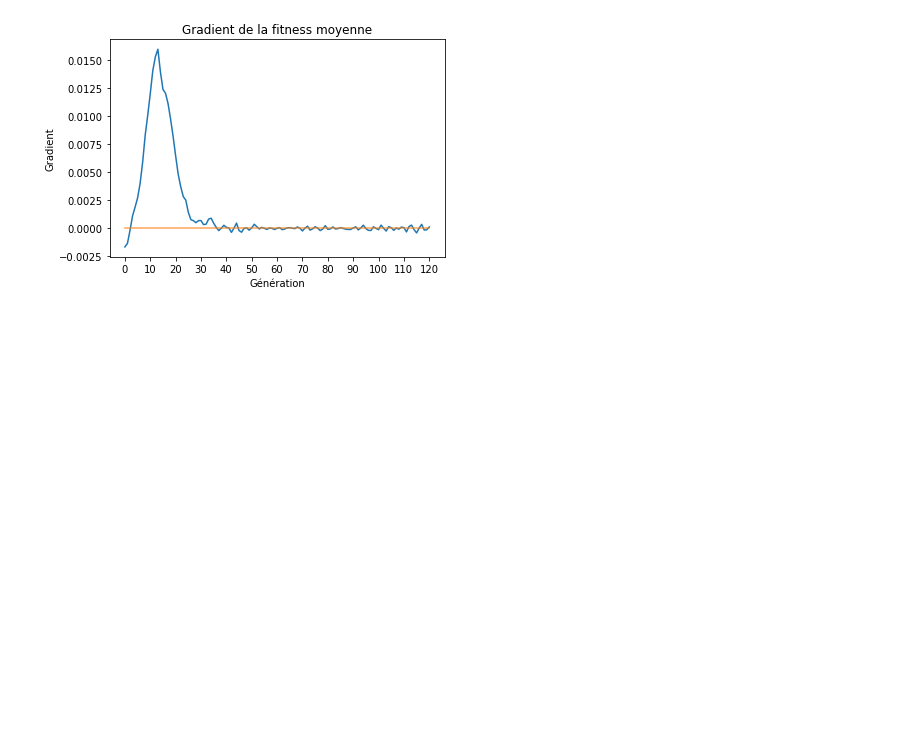
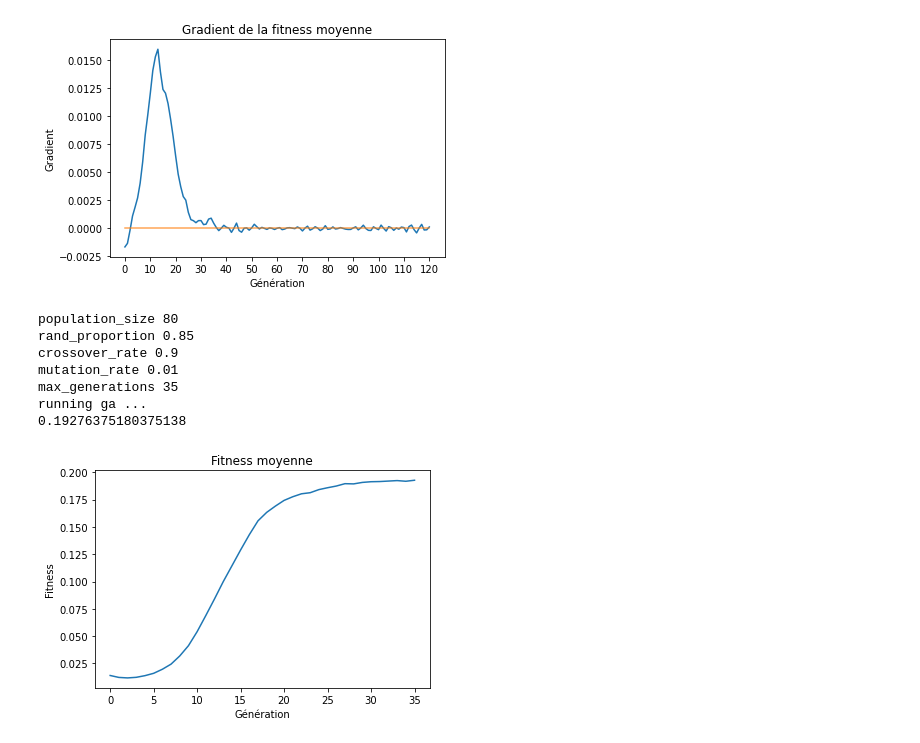
Before and after one commit to HubESI/Optim, a Jupyter notebook: ga_parameters_tuning.ipynb, the cells around one changed output. Drawn from its saved outputs; the diff is of its cells as text; code cells hidden in the pictures; blank space fills up the shorter version.

Commit message:
use optimal parameters

```diff
--- a/ga_parameters_tuning.ipynb
+++ b/ga_parameters_tuning.ipynb
@@ -218,3 +218,40 @@ with open("ga_concepts/parameters/max_generations_effect.npy", "rb") as f:
 [figure]
 # %%
 max_generations = 35
+# %%
+print("population_size", population_size)
+print("rand_proportion", rand_proportion)
+print("crossover_rate", crossover_rate)
+print("mutation_rate", mutation_rate)
+print("max_generations", max_generations)
+print("running ga ...")
+fig, ax = plt.subplots()
+x = np.arange(0, max_generations + 1)
+total_avgs_fitness = np.zeros(max_generations + 1)
+for _ in range(nb_runs):
+    col = GA(
+        g,
+        population_size=population_size,
+        rand_proportion=rand_proportion,
+        crossover_rate=crossover_rate,
+        mutation_rate=mutation_rate,
+        max_generations=max_generations
+    )
+    gens_info, t = col.solve()
+    total_avgs_fitness += np.array(gens_info[3])
+total_avgs_fitness /= nb_runs
+print(total_avgs_fitness[-1])
+ax.plot(x, total_avgs_fitness)
+ax.set_title("Fitness moyenne")
+ax.set_xlabel("Génération")
+ax.set_ylabel("Fitness")
+fig.savefig(f"ga_concepts/parameters/parameters_in_action_tmp{total_avgs_fitness[-1]}.pdf", bbox_inches="tight")
+# %% [output]
+population_size 80
+rand_proportion 0.85
+crossover_rate 0.9
+mutation_rate 0.01
+max_generations 35
+running ga ...
+0.19276375180375138
+[figure, added]
```
Also changed, not shown: 1 other file.
